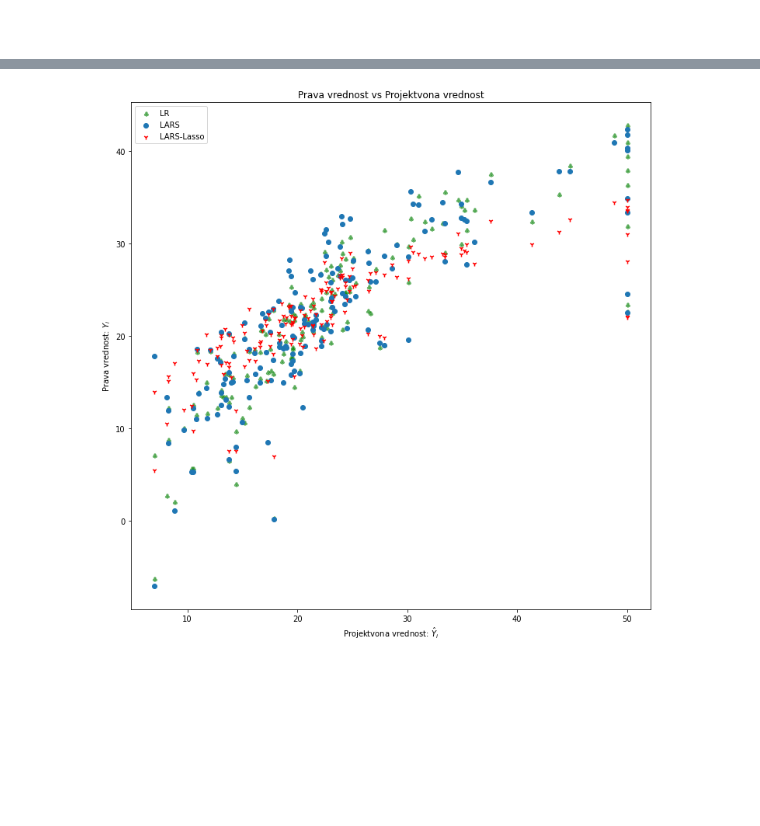
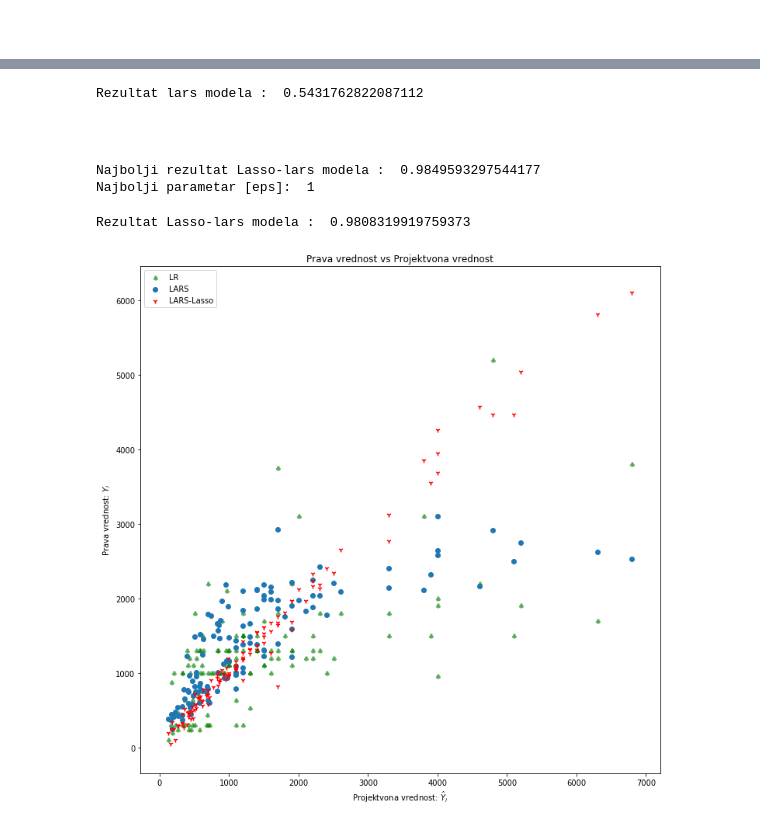
Before and after one commit to kaaiiser/Fitting-linear-regression-methodes-to-high-dimension-data-LARS-., a Jupyter notebook: 02_Model.ipynb, the cells around one changed output, grey strips where cells are left out. Cells and saved outputs as stored; diff of their text form; code cells hidden in the pictures; blank space fills up the shorter version.

```diff
--- a/02_Model.ipynb
+++ b/02_Model.ipynb
@@ -191,0 +67,3 @@ _ = plt.ylabel("Ukupno")
+# %%
+X_train_validation, X_test, y_train_validation, y_test = \
+    model_selection.train_test_split(X, y, test_size=0.33, random_state=7)
@@ -205,19 +259,56 @@ plt.show()
+# %%
+model_lars=linear_model.Lars(eps=best_params_lars['eps'],normalize=False)
+model_lars.fit(X_train_validation_minmax,y_train_validation)
+y_pred_lars=model_lars.predict(X_test_minmax)
+score_lars=model_lars.score(X_test_minmax,y_test)
+print('Rezultat lars modela : ',score_lars)
+# %% [output]
+Rezultat lars modela :  0.5431762822087112
+# %% [markdown]
+#
+# %%
+Eps = [0.00001,0.0001,0.001,0.01,0.1,0,1,10,100,1000,10000]#np.array([10**i for i in range(-5, 5)])
+
+best_score_lasso = 0
+best_params_lasso = {'alpha':0}
+
+
+# za sve kombinacije Eps
+for eps in Eps:
+    # vrsimo ocenu modela na uniji trening i validacionog skupa koriscenjem 10-struke unakrsne validacije
+    lasso = linear_model.LassoLarsCV(eps=eps,cv=10)
+    lasso_pipeline = pipeline.make_pipeline(minmax,lasso)
+    lasso_pipeline.fit(X_validation_minmax,y_validation)
+    score =lasso_pipeline.score(X_validation_minmax,y_validation)
+
+
+
+    # ukoliko je dobijeni skor najbolji, pamtimo njegovu vrednost i vrednost parametara
+    if score > best_score_lasso:
+        best_score_lasso = score
+        best_params_lasso['eps'] = eps
+print('Najbolji rezultat Lasso-lars modela : ',best_score_lasso)
+print('Najbolji parametar [eps]: ',best_params_lasso['eps'])
+# %% [output]
+Najbolji rezultat Lasso-lars modela :  0.9849593297544177
+Najbolji parametar [eps]:  1
+# %%
+model_Lasso_lars=linear_model.LassoLars(alpha=best_params_lasso['alpha'])
+model_Lasso_lars.fit(X_train_validation_minmax,y_train_validation)
+y_pred_Lasso_lars=model_Lasso_lars.predict(X_test_minmax)
+score_lasso=model_Lasso_lars.score(X_test_minmax,y_test)
+print('Rezultat Lasso-lars modela : ',score_lasso)
+# %% [output]
+Rezultat Lasso-lars modela :  0.9808319919759373
 # %%
-#ax = plt.axes()
-#ax.set_facecolor("aqua")
-
-#img = plt.imread("stat.jpg")
-#fig, ax = plt.subplots()
-#ax.imshow(img, extent=[0, 60, -5, 30])
-
-plt.scatter(Y_test, y_pred_test, label='LR',c="g", alpha=0.5, marker=r'$\clubsuit$')
-plt.scatter(Y_test, y_pred_test_lars, label='LARS')
-plt.scatter(Y_test, y_pred_test_lars_lasso,label='LARS-Lasso', c="r", marker="1")
+plt.scatter(y_test, y_pred_lr, label='LR',c="g", alpha=0.5, marker=r'$\clubsuit$')
+plt.scatter(y_test, y_pred_lars, label='LARS')
+plt.scatter(y_test, y_pred_Lasso_lars,label='LARS-Lasso', c="r", marker="1")
 plt.xlabel("Projektvona vrednost: $\hat{Y}_i$")
 plt.ylabel("Prava vrednost: $Y_i$")
 plt.title("Prava vrednost vs Projektvona vrednost")
 plt.gcf().set_size_inches((12,12))
 plt.legend(loc="best")
 plt.show()
 # %% [output]
-[figure, old version]
+[figure, new version]
```
Also changed, not shown: parts of 63 cells of this notebook.
